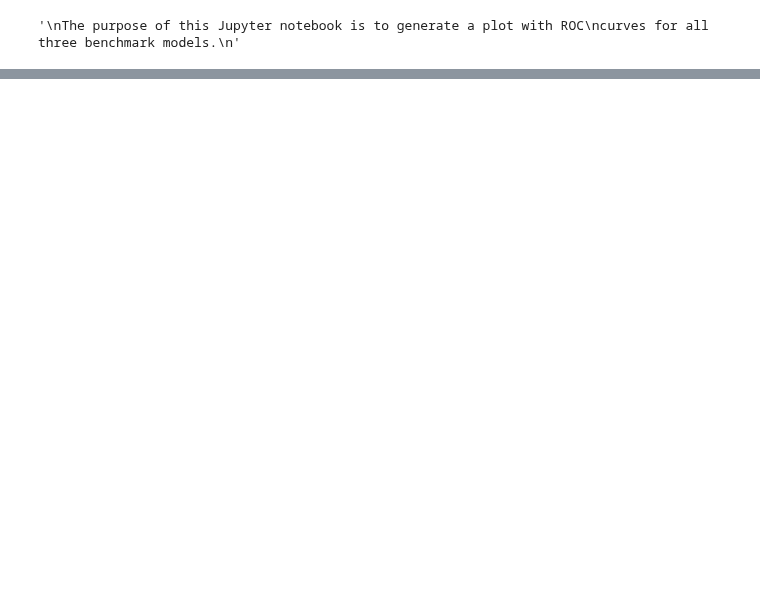
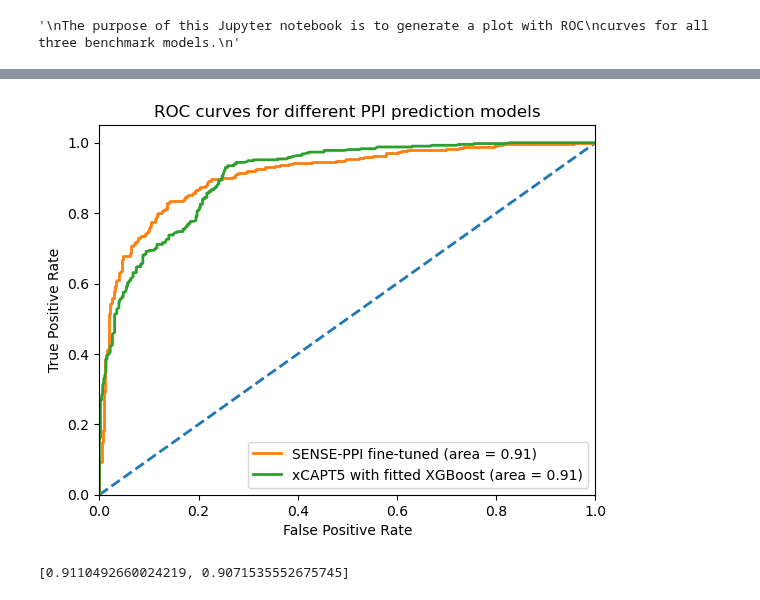
Before and after one commit to JacobAnter/VACV_screen, a Jupyter notebook: HVIDB_pos_instances_with_nucleolus_neg_instances/Results/generation_ROC_curve_plot.ipynb, the cells around one changed output, grey strips where cells are left out. Saved outputs shown, nothing was run; the diff lists cells and outputs as text; code cells hidden in the pictures; blank space fills up the shorter version.

Commit message:
Re-running ROC curve generation with correct function as well as creating ROC curves for exclusively non-fine-tuned models

```diff
--- a/HVIDB_pos_instances_with_nucleolus_neg_instances/Results/generation_ROC_curve_plot.ipynb
+++ b/HVIDB_pos_instances_with_nucleolus_neg_instances/Results/generation_ROC_curve_plot.ipynb
@@ -77,0 +78,39 @@ print(roc_auc_scores_list)
+# %%
+# Repeat the procedure for the fine-tuned SENSE-PPI as well as the
+# fine-tuned xCAPT5
+ground_truth_path = (
+    "/Users/jacobanter/Documents/Code/VACV_screen/HVIDB_pos_instances_"
+    "with_nucleolus_neg_instances/VACV_WR_pos_and_nucleolus_prots_neg_"
+    "PPI_instances.tsv"
+)
+
+model_names = ["SENSE-PPI fine-tuned", "xCAPT5 with fitted XGBoost"]
+
+results_files_path_list = [
+    "/Users/jacobanter/Documents/Code/VACV_screen/HVIDB_pos_instances_"\
+    "with_nucleolus_neg_instances/Results/SENSE-PPI_fine-tuned/"\
+    "results_split_{i}/predictions_on_VACV_WR_pos_and_neg_data_set_"\
+    "test_set_split_{i}_fine-tuned.tsv",
+    "/Users/jacobanter/Documents/Code/VACV_screen/HVIDB_pos_instances_"\
+    "with_nucleolus_neg_instances/Results/Results_xCAPT5/Results_with_"\
+    "XGBoost/Inference_on_entire_combined_data_set/xCAPT5_interaction_"\
+    "probs_entire_combined_data_set_with_XGBoost.tsv"
+]
+
+probability_key_list = ["preds", "interaction_probability"]
+
+output_path = "roc_curves_for_fine-tuned_benchmark_models.svg"
+
+roc_auc_scores_list = evaluation_utils.generate_ROC_curves(
+    ground_truth_path=ground_truth_path,
+    model_names=model_names,
+    results_files_path_list=results_files_path_list,
+    n_fold=10,
+    probability_key_list=probability_key_list,
+    output_path=output_path
+)
+
+print(roc_auc_scores_list)
+# %% [output]
+[figure, added]
+[0.9110492660024219, 0.9071535552675745]
```
Also changed, not shown: parts of 2 cells of this notebook.
